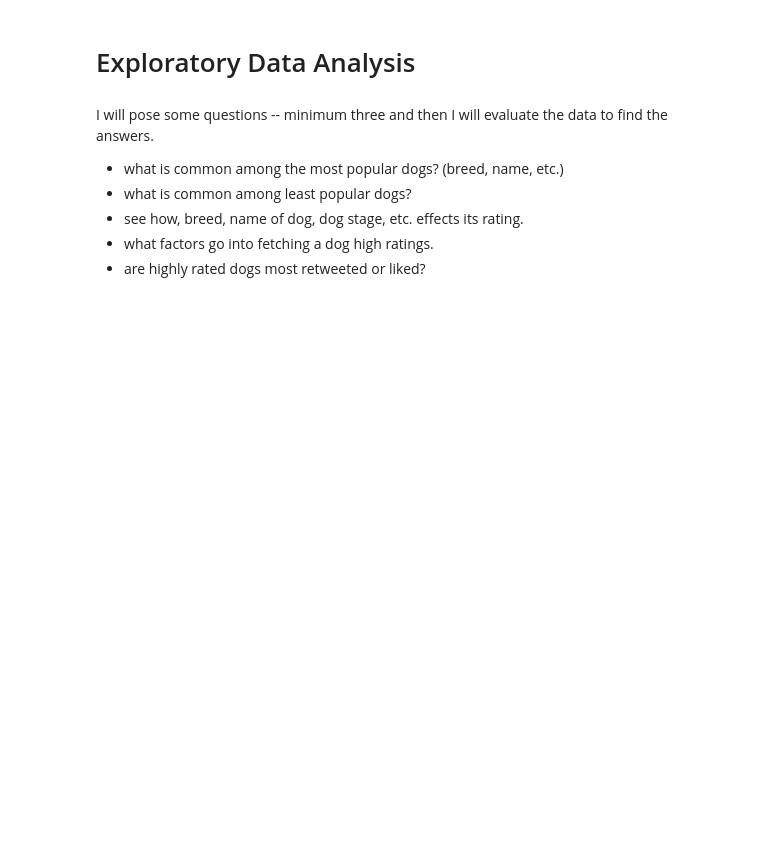
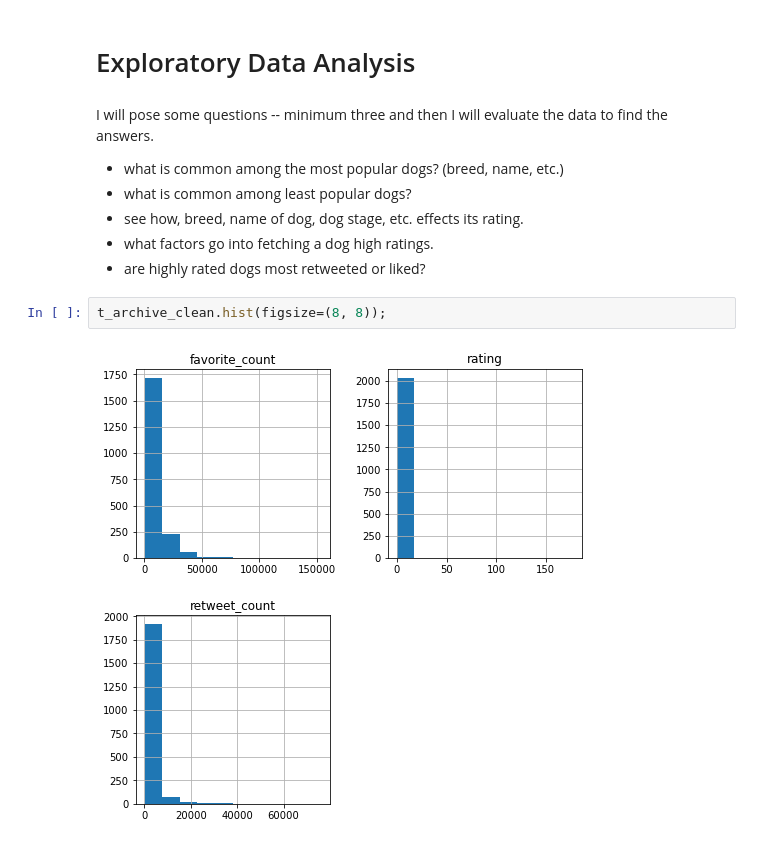
Before and after one commit to SidraEffendi/data-wrangling, a Jupyter notebook: wrangle_act.ipynb, the cells around one changed output. Saved outputs shown, nothing was run; the diff lists cells and outputs as text; blank space fills up the shorter version.

```diff
--- a/wrangle_act.ipynb
+++ b/wrangle_act.ipynb
@@ -894,3 +919,7 @@ I will pose some questions -- minimum three and then I will evaluate the data to
 - see how, breed, name of dog, dog stage, etc. effects its rating.
 - what factors go into fetching a dog high ratings.
 - are highly rated dogs most retweeted or liked?
+# %%
+t_archive_clean.hist(figsize=(8, 8));
+# %% [output]
+[figure, added]
```
Also changed, not shown: parts of 16 cells of this notebook.
